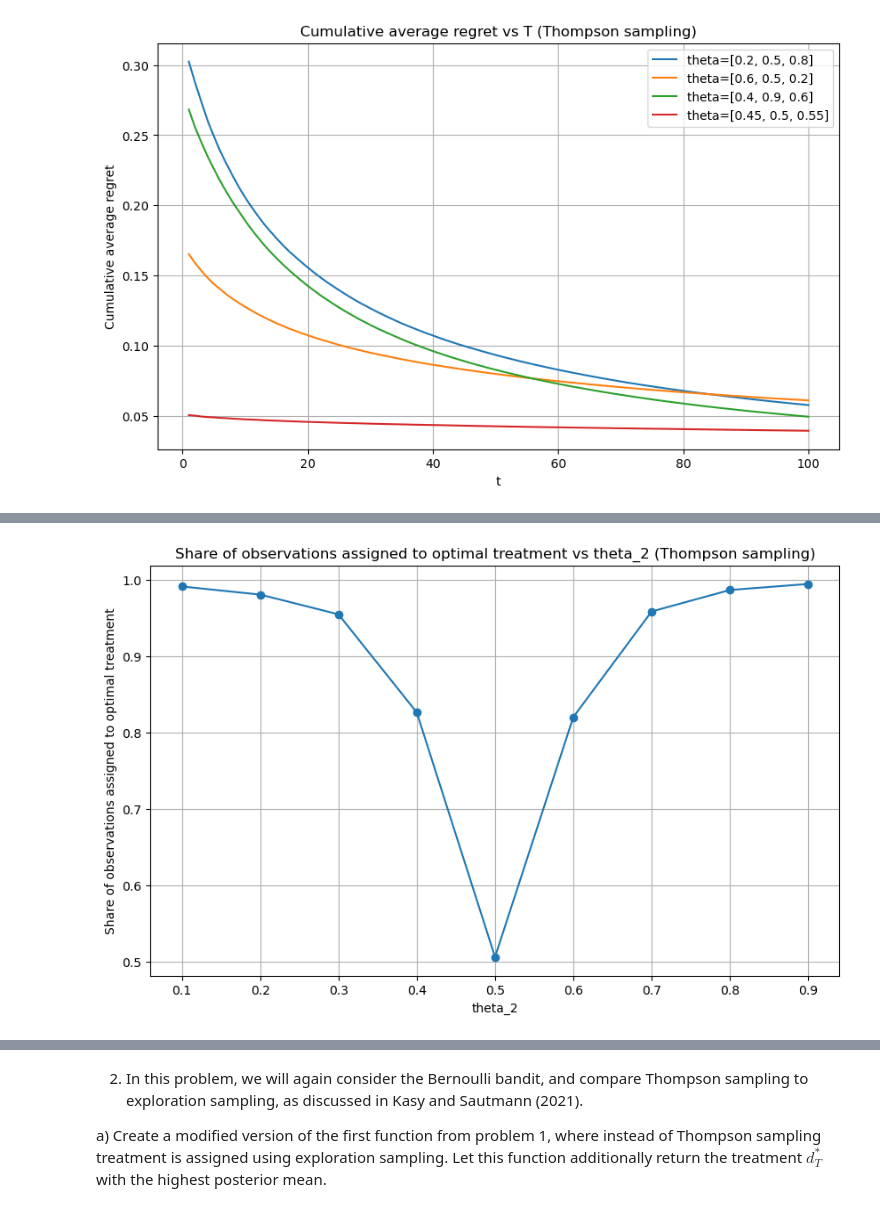
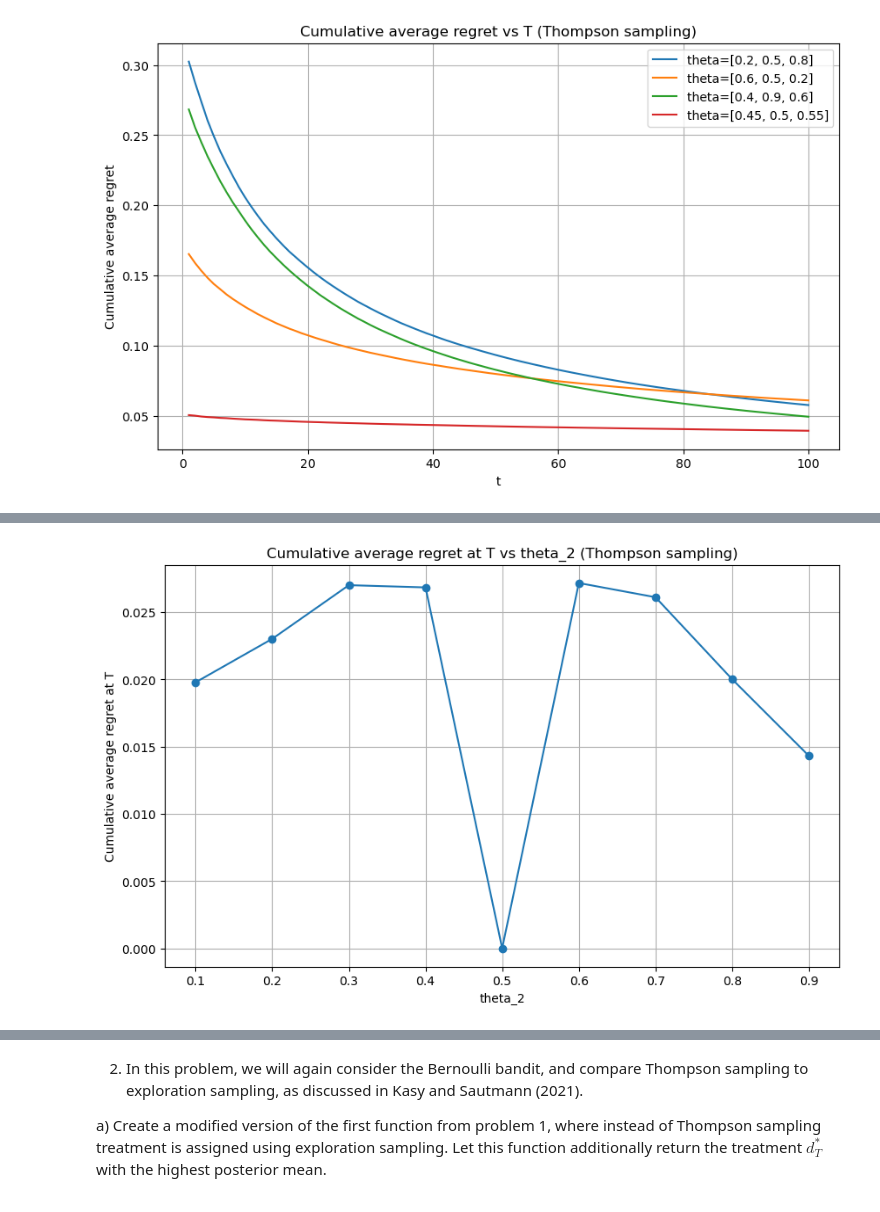
Before and after one commit to emilyfu1/assignments_ML, a Jupyter notebook: EmilyFu_A4.ipynb, the cells around one changed output, grey strips where cells are left out. Drawn from its saved outputs; the diff is of its cells as text; code cells hidden in the pictures.

Commit message:
add functions to notebook and add discussion

```diff
--- a/EmilyFu_A4.ipynb
+++ b/EmilyFu_A4.ipynb
@@ -303,19 +276,24 @@ d) Now let $k = 2$, fix $\theta_{1} = 0.5$ and $T = 200$. Plot cumulative averag
 # %%
-# plot share of observations assigned to the optimal treatment as a function of theta_2
-plt.figure(figsize=(10, 6))
+cumavg_regret_T = []
 optimal_shares = []
 for theta in thetas_twoarm:
     # get average optimal treatment assignment over time across replications for this theta
     avg_optimal = evaluate_bandit(T_1d, theta, R, seed=seed)['avg_optimal']
+    # get cumulative average regret at time T for this theta
+    avg_cumavg_regret = evaluate_bandit(T_1d, theta, R, seed=seed)['avg_cumavg_regret_t']
     ## share of observations assigned to optimal treatment at the end of T
     optimal_shares.append(avg_optimal[-1])
-
-plt.plot(np.arange(0.1, 1.0, 0.1), optimal_shares, marker='o')
-plt.xlabel('theta_2')
-plt.ylabel('Share of observations assigned to optimal treatment')
-plt.title('Share of observations assigned to optimal treatment vs theta_2 (Thompson sampling)')
-plt.grid()
-plt.show()
+    cumavg_regret_T.append(avg_cumavg_regret[-1])
-# %% [output]
-[figure, removed]
+# %%
+# plot cumulative average regret for T as a function of theta_2
+plt.figure(figsize=(10, 6))
+
+plt.plot(np.arange(0.1, 1.0, 0.1), cumavg_regret_T, marker='o')
+plt.xlabel('theta_2')
+plt.ylabel('Cumulative average regret at T')
+plt.title('Cumulative average regret at T vs theta_2 (Thompson sampling)')
+plt.grid(True)
+plt.show()
+# %% [output]
+[figure, added]
 # %%
```
Also changed, not shown: parts of 14 cells of this notebook.
